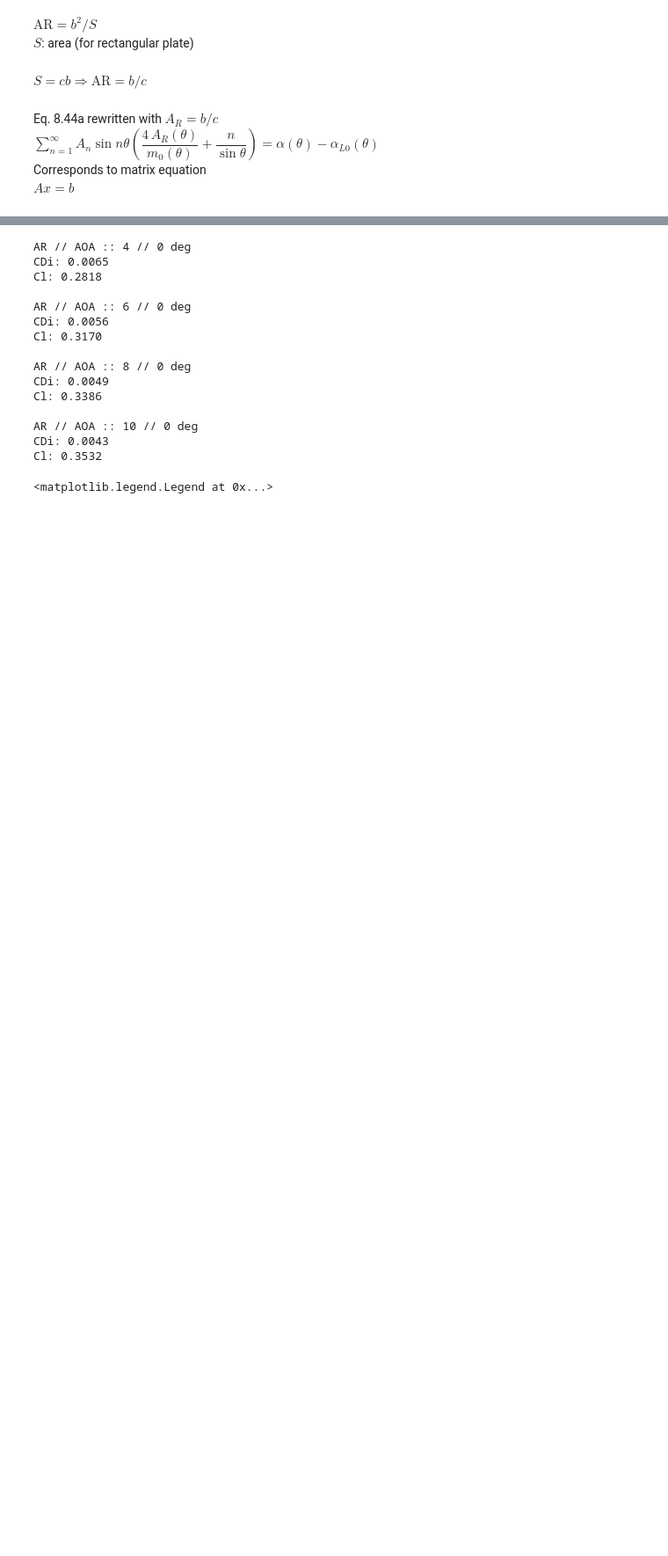
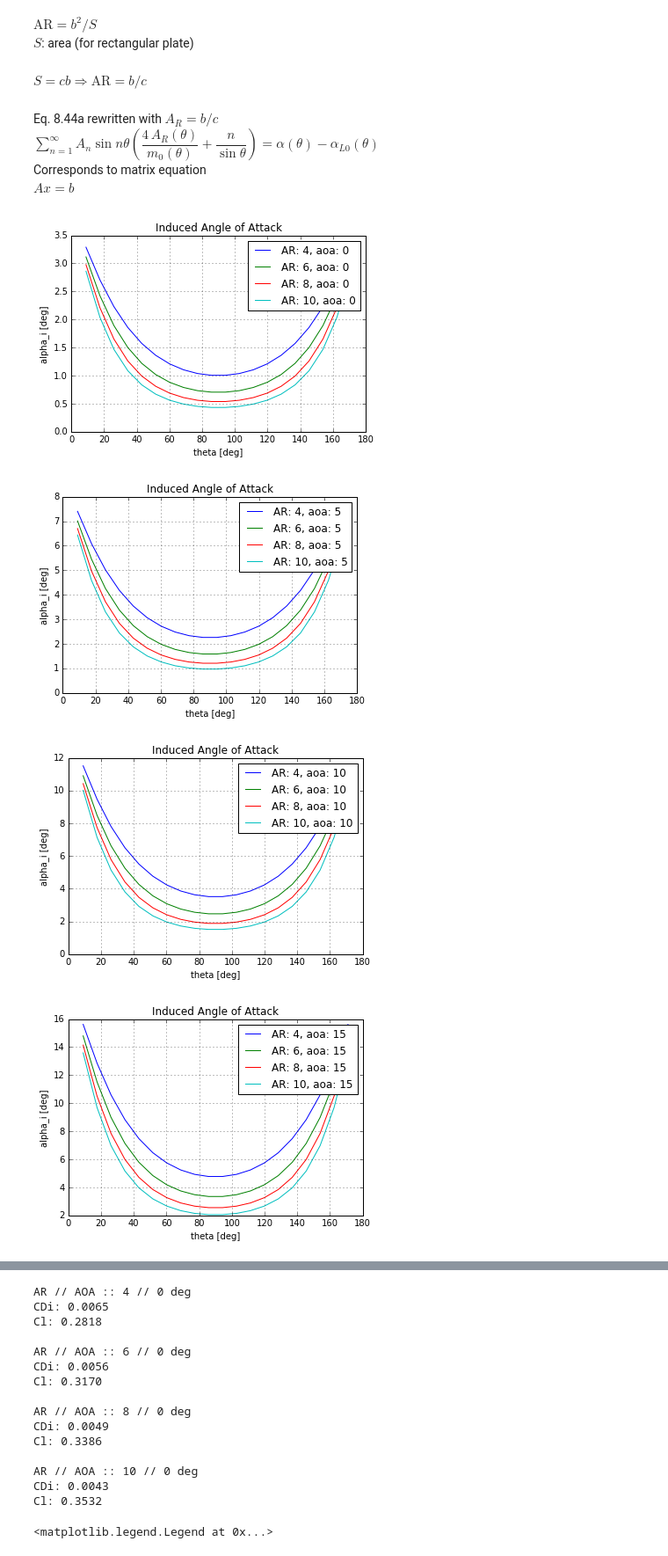
Before and after one commit to martinsimon88/BasicAerodynamics, a Jupyter notebook: Assignment2/Assignment 2.ipynb, the cells around one changed output, grey strips where cells are left out. Shown: that part at 88% size. Drawn from its saved outputs; the diff is of its cells as text; code cells hidden in the pictures; blank space fills up the shorter version.

Commit message:
fixed functions for plots

```diff
--- a/Assignment2/Assignment 2.ipynb
+++ b/Assignment2/Assignment 2.ipynb
@@ -71,3 +71,46 @@ def planarWing(AR, alphad):
     C_L = np.pi*AR * An[0] # eq. (8.51)
     C_D = np.pi*AR * np.sum(n*An**2) # eq. (8.52)
     return n, theta, C_L, C_D, alpha_i, An
+# %%
+def WingPlotPlanar(AR,alphad):
+
+    for i in range(0,len(alphad)):
+        plt.figure()
+        for j in range(0,len(AR)):
+            n,theta,Cl,Cd,ai,An = planarWing(AR[j], alphad[i])
+            plt.plot(theta*180/np.pi, ai*180/np.pi, label='AR: {0:.0f}, aoa: {1:.0f}'.format(AR[j], alphad[i]))
+
+        plt.title('Induced Angle of Attack')
+        plt.xlabel('theta [deg]')
+        plt.ylabel('alpha_i [deg]')
+        plt.grid()
+        plt.legend()
+        #pylab.savefig('planar.png', bbox_inches='tight')
+        name = 'planar'+str(alphad[i]) +'.png'
+        plt.savefig(name)
+    plt.figure()
+
+
+    for i in range(0,len(alphad)):
+        for j in range(0,len(AR)):
+            n, theta, Cl, Cd, ai, An = planarWing(AR[j], alphad[i])
+            plt.plot(theta*180/np.pi, ai*180/np.pi, label='AR: {0:.0f}, aoa: {1:.0f}*'.format(AR[j], alphad[i]))
+
+        plt.title('Induced Angle of Attack for all AoA')
+        plt.xlabel('theta [deg]')
+        plt.ylabel('alpha_i [deg]')
+        plt.grid()
+        #plt.legend()
+        name = 'AllInducedPlanar.png'
+        plt.savefig(name)
+    #plt.legend()
+# %%
+AR=[4, 6, 8, 10]
+alphad=[0, 5, 10, 15]
+
+WingPlotPlanar(AR,alphad)
+# %% [output]
+[figure, added]
+[figure, added]
+[figure, added]
+[figure, added]
```
Also changed, not shown: parts of 5 cells of this notebook, 5 other files.
